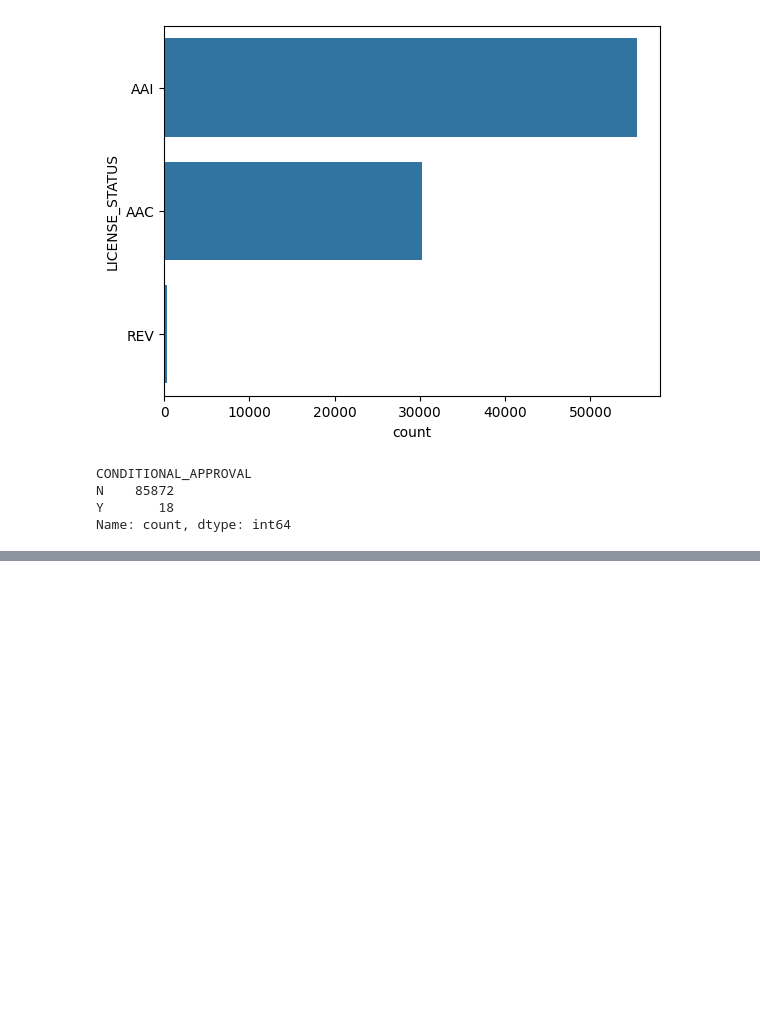
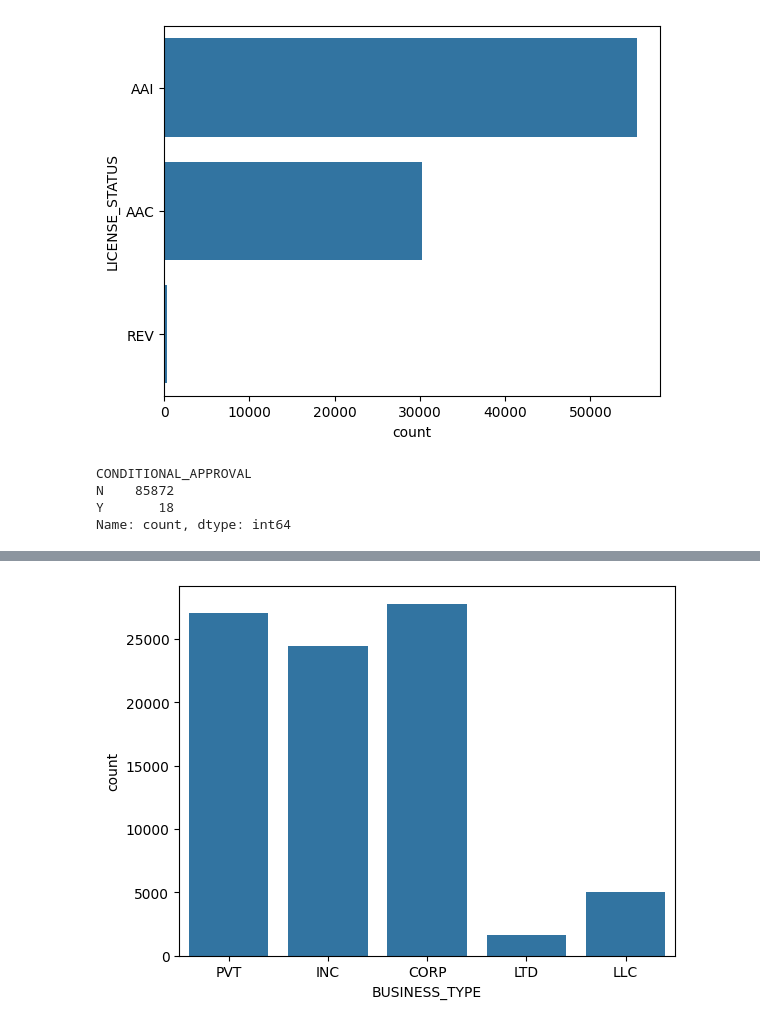
Before and after one commit to Sodz99/License_Classifier, a Jupyter notebook: License_v1.ipynb, the cells around one changed output, grey strips where cells are left out. Saved outputs shown, nothing was run; the diff lists cells and outputs as text; code cells hidden in the pictures; blank space fills up the shorter version.

```diff
--- a/License_v1.ipynb
+++ b/License_v1.ipynb
@@ -203,3 +203,7 @@ CONDITIONAL_APPROVAL
 N    85872
 Y       18
 Name: count, dtype: int64
+# %%
+pdf['LEGAL_BUSINESS_NAME_MATCH'] = pdf.apply(lambda x: 1 if str(x['LEGAL_NAME'].upper()) in str(x['DOING_BUSINESS_AS_NAME']) .upper()
+                                             or str(x['DOING_BUSINESS_AS_NAME']).upper() in str(x['LEGAL_NAME']).upper() else 0,
+                                             axis=1)
@@ -205,0 +256,22 @@ Name: count, dtype: int64
+# %%
+pdf['LEGAL_NAME'] = pdf['LEGAL_NAME'].str.replace('.', '', regex=False)
+pdf['DOING_BUSINESS_AS_NAME'] = pdf['DOING_BUSINESS_AS_NAME'].str.replace('.', '', regex=False)
+
+pdf['BUSINESS_TYPE'] = 'PVT'
+
+pdf['BUSINESS_TYPE'] = np.where(pdf['LEGAL_NAME'].str.contains('INC'), 'INC', pdf['BUSINESS_TYPE'])
+pdf['BUSINESS_TYPE'] = np.where(pdf['LEGAL_NAME'].str.contains('INCORPORATED'), 'INC', pdf['BUSINESS_TYPE'])
+pdf['BUSINESS_TYPE'] = np.where(pdf['DOING_BUSINESS_AS_NAME'].str.contains('INC'), 'INC', pdf['BUSINESS_TYPE'])
+pdf['BUSINESS_TYPE'] = np.where(pdf['DOING_BUSINESS_AS_NAME'].str.contains('INCORPORATED'), 'INC', pdf['BUSINESS_TYPE'])
+pdf['BUSINESS_TYPE'] = np.where(pdf['LEGAL_NAME'].str.contains('LLC'), 'LLC', pdf['BUSINESS_TYPE'])
+pdf['BUSINESS_TYPE'] = np.where(pdf['DOING_BUSINESS_AS_NAME'].str.contains('LLC'), 'LLC', pdf['BUSINESS_TYPE'])
+pdf['BUSINESS_TYPE'] = np.where(pdf['LEGAL_NAME'].str.contains('CO'), 'CORP', pdf['BUSINESS_TYPE'])
+pdf['BUSINESS_TYPE'] = np.where(pdf['LEGAL_NAME'].str.contains('CORP'), 'CORP', pdf['BUSINESS_TYPE'])
+pdf['BUSINESS_TYPE'] = np.where(pdf['LEGAL_NAME'].str.contains('CORPORATION'), 'CORP', pdf['BUSINESS_TYPE'])
+pdf['BUSINESS_TYPE'] = np.where(pdf['DOING_BUSINESS_AS_NAME'].str.contains('CO'), 'CORP', pdf['BUSINESS_TYPE'])
+pdf['BUSINESS_TYPE'] = np.where(pdf['DOING_BUSINESS_AS_NAME'].str.contains('CORP'), 'CORP', pdf['BUSINESS_TYPE'])
+pdf['BUSINESS_TYPE'] = np.where(pdf['DOING_BUSINESS_AS_NAME'].str.contains('CORPORATION'), 'CORP', pdf['BUSINESS_TYPE'])
+pdf['BUSINESS_TYPE'] = np.where(pdf['LEGAL_NAME'].str.contains('LTD'), 'LTD', pdf['BUSINESS_TYPE'])
+pdf['BUSINESS_TYPE'] = np.where(pdf['LEGAL_NAME'].str.contains('LIMITED'), 'LTD', pdf['BUSINESS_TYPE'])
+pdf['BUSINESS_TYPE'] = np.where(pdf['DOING_BUSINESS_AS_NAME'].str.contains('LTD'), 'LTD', pdf['BUSINESS_TYPE'])
+pdf['BUSINESS_TYPE'] = np.where(pdf['DOING_BUSINESS_AS_NAME'].str.contains('LIMITED'), 'LTD', pdf['BUSINESS_TYPE'])
@@ -205,0 +288,5 @@ Name: count, dtype: int64
+# %%
+sns.countplot(data = pdf, x ='BUSINESS_TYPE')
+plt.show()
+# %% [output]
+[figure, added]
```
Also changed, not shown: parts of 9 cells of this notebook.
